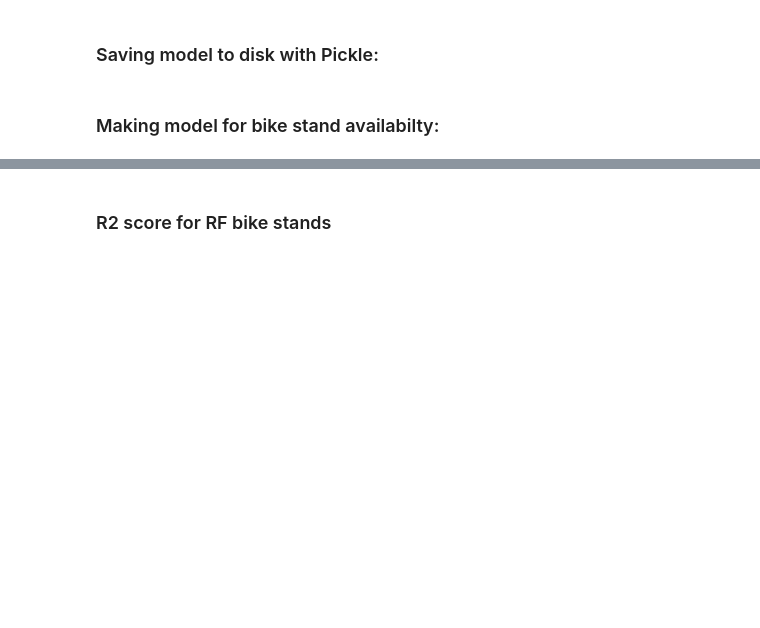
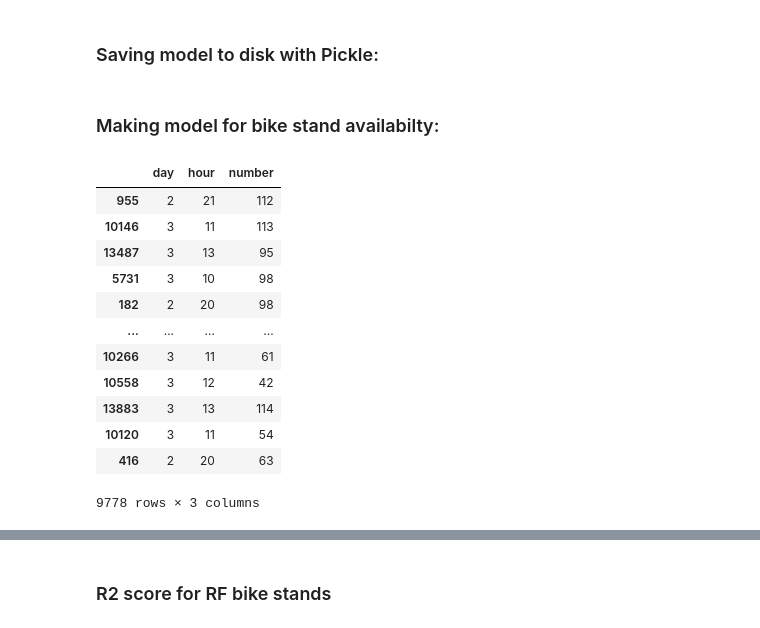
Before and after one commit to Gus1616/Dublin_bikes_project, a Jupyter notebook: Machine_learning/Predictions_Dublin_BikesApp.ipynb, the cells around one changed output, grey strips where cells are left out. Drawn from its saved outputs; the diff is of its cells as text; code cells hidden in the pictures; blank space fills up the shorter version.

```diff
--- a/Machine_learning/Predictions_Dublin_BikesApp.ipynb
+++ b/Machine_learning/Predictions_Dublin_BikesApp.ipynb
@@ -216,10 +451,24 @@ random_forest.feature_importances_
 # %%
 target_feature2 = ['available_bike_stands']
 
-train = df_avail[train_feature]
-target = df_avail[target_feature2]
+train = df_new[train_feature]
+target = df_new[target_feature2]
 Xtrain,Xtest,Ytrain,Ytest = train_test_split(train,target,test_size=0.3)
 Xtrain
+# %% [output]
+|  | day | hour | number |
+| 955 | 2 | 21 | 112 |
+| 10146 | 3 | 11 | 113 |
+| 13487 | 3 | 13 | 95 |
+| 5731 | 3 | 10 | 98 |
+| 182 | 2 | 20 | 98 |
+| ... | ... | ... | ... |
+| 10266 | 3 | 11 | 61 |
+| 10558 | 3 | 12 | 42 |
+| 13883 | 3 | 13 | 114 |
+| 10120 | 3 | 11 | 54 |
+| 416 | 2 | 20 | 63 |
+9778 rows × 3 columns
 # %%
 random_forest_2 = RandomForestRegressor(random_state=1)
 random_forest_2 = random_forest_2.fit(Xtrain,Ytrain.available_bike_stands)
```
Also changed, not shown: parts of 46 cells of this notebook, 5 other files.
